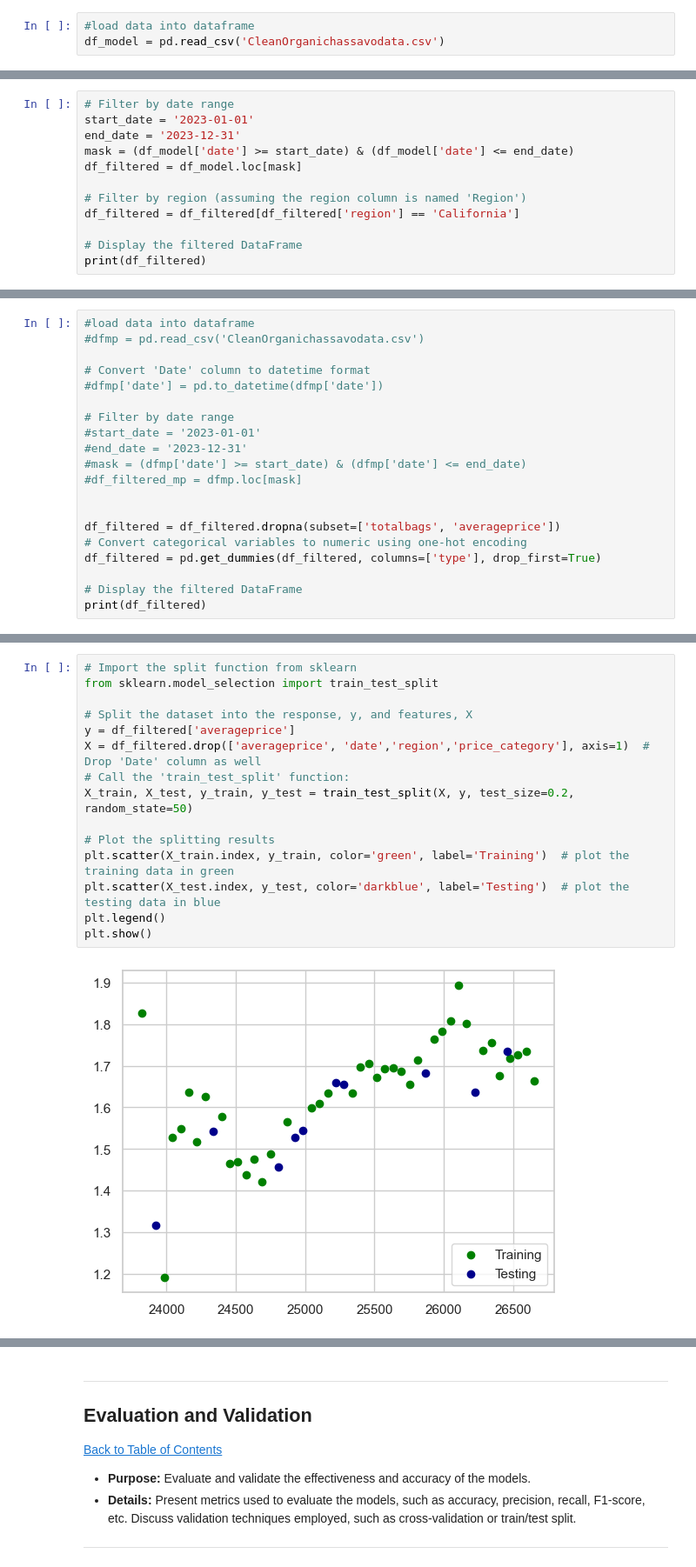
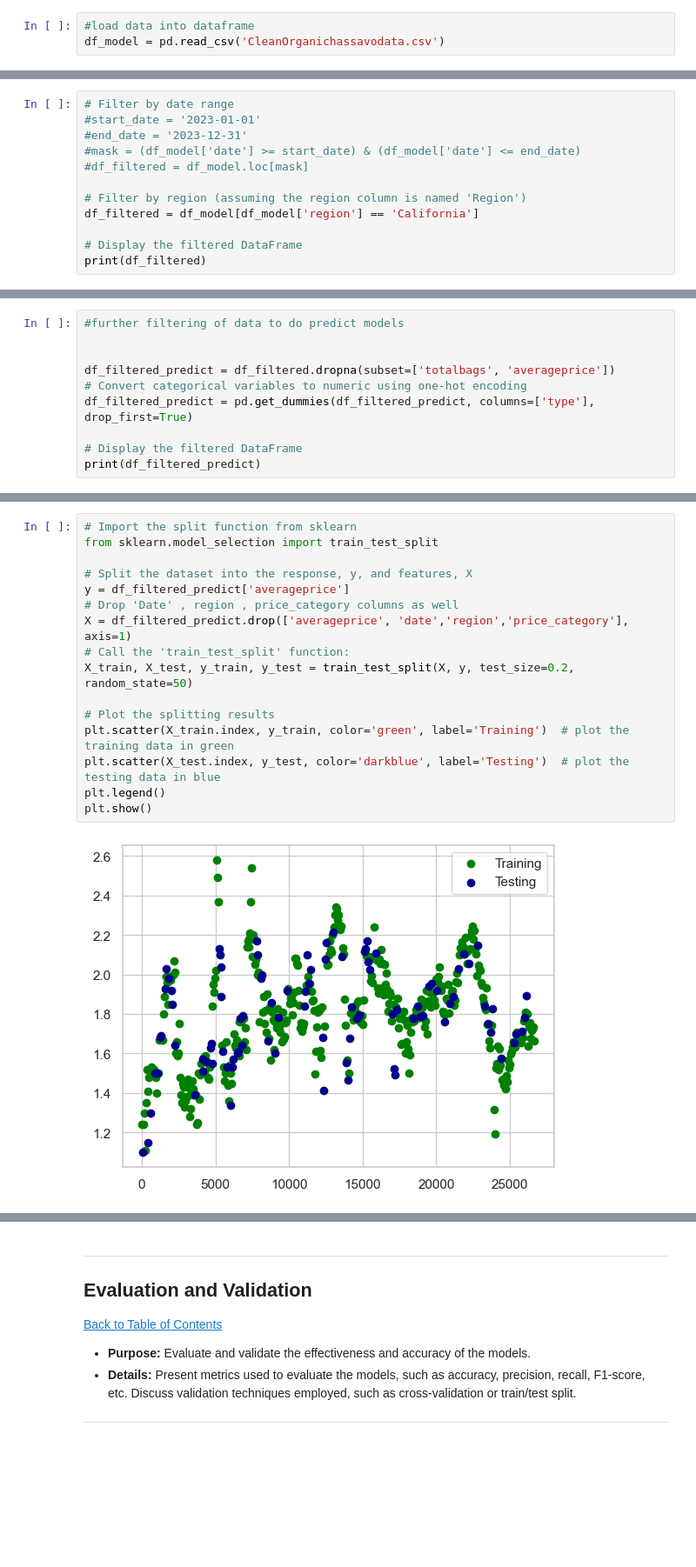
Before and after one commit to maseedatM5/Workplace, a Jupyter notebook: QCTO---Workplace-Module-Notebook-Template-4571.ipynb, the cells around one changed output, grey strips where cells are left out. Shown at 87% size. Saved outputs shown, nothing was run; the diff lists cells and outputs as text; blank space fills up the shorter version.

```diff
--- a/QCTO---Workplace-Module-Notebook-Template-4571.ipynb
+++ b/QCTO---Workplace-Module-Notebook-Template-4571.ipynb
@@ -984,13 +984,13 @@ Index(['date', 'averageprice', 'totalvolume', 'totalbags', 'smallbags',
       dtype='object')
 # %%
 # Filter by date range
-start_date = '2023-01-01'
-end_date = '2023-12-31'
-mask = (df_model['date'] >= start_date) & (df_model['date'] <= end_date)
-df_filtered = df_model.loc[mask]
+#start_date = '2023-01-01'
+#end_date = '2023-12-31'
+#mask = (df_model['date'] >= start_date) & (df_model['date'] <= end_date)
+#df_filtered = df_model.loc[mask]
 
 # Filter by region (assuming the region column is named 'Region')
-df_filtered = df_filtered[df_filtered['region'] == 'California']
+df_filtered = df_model[df_model['region'] == 'California']
 
 # Display the filtered DataFrame
 print(df_filtered)
@@ -1134,22 +1126,12 @@ plt.show()
 # %%
-#load data into dataframe
-#dfmp = pd.read_csv('CleanOrganichassavodata.csv')
-
-# Convert 'Date' column to datetime format
-#dfmp['date'] = pd.to_datetime(dfmp['date'])
-
-# Filter by date range
-#start_date = '2023-01-01'
-#end_date = '2023-12-31'
-#mask = (dfmp['date'] >= start_date) & (dfmp['date'] <= end_date)
-#df_filtered_mp = dfmp.loc[mask]
+#further filtering of data to do predict models
 
 
-df_filtered = df_filtered.dropna(subset=['totalbags', 'averageprice'])
+df_filtered_predict = df_filtered.dropna(subset=['totalbags', 'averageprice'])
 # Convert categorical variables to numeric using one-hot encoding
-df_filtered = pd.get_dummies(df_filtered, columns=['type'], drop_first=True)
+df_filtered_predict = pd.get_dummies(df_filtered_predict, columns=['type'], drop_first=True)
 
 # Display the filtered DataFrame
-print(df_filtered)
+print(df_filtered_predict)
 # %% [output]
              date  averageprice  totalvolume  totalbags  smallbags  largebags  \
@@ -1172,17 +1154,18 @@ print(df_filtered)
 # %%
 # Import the split function from sklearn
 from sklearn.model_selection import train_test_split
 
 # Split the dataset into the response, y, and features, X
-y = df_filtered['averageprice']
-X = df_filtered.drop(['averageprice', 'date','region','price_category'], axis=1)  # Drop 'Date' column as well
+y = df_filtered_predict['averageprice']
+# Drop 'Date' , region , price_category columns as well
+X = df_filtered_predict.drop(['averageprice', 'date','region','price_category'], axis=1)
 # Call the 'train_test_split' function:
 X_train, X_test, y_train, y_test = train_test_split(X, y, test_size=0.2, random_state=50)
 
 # Plot the splitting results
 plt.scatter(X_train.index, y_train, color='green', label='Training')  # plot the training data in green
 plt.scatter(X_test.index, y_test, color='darkblue', label='Testing')  # plot the testing data in blue
 plt.legend()
 plt.show()
 # %% [output]
-[figure, old version]
+[figure, new version]
```
Also changed, not shown: parts of 31 cells of this notebook, 3 other files.
